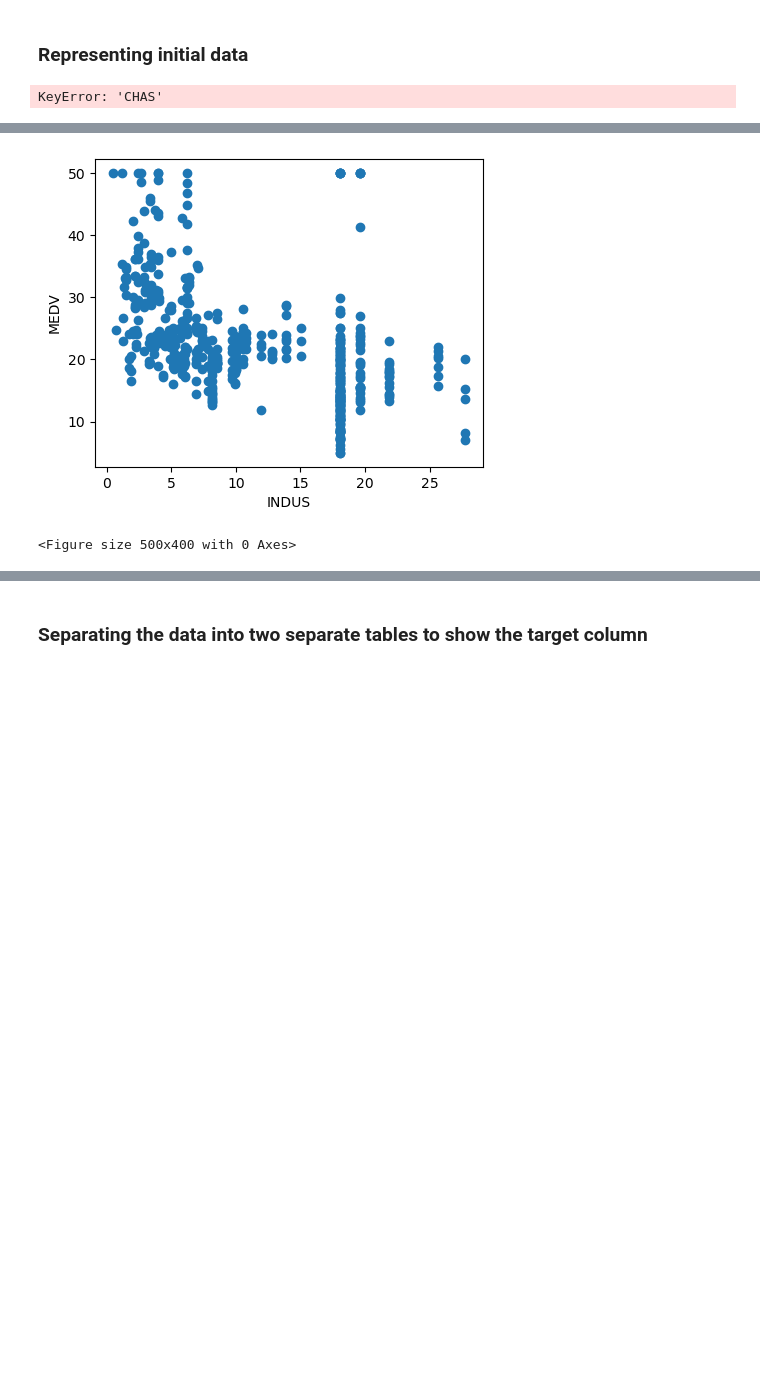
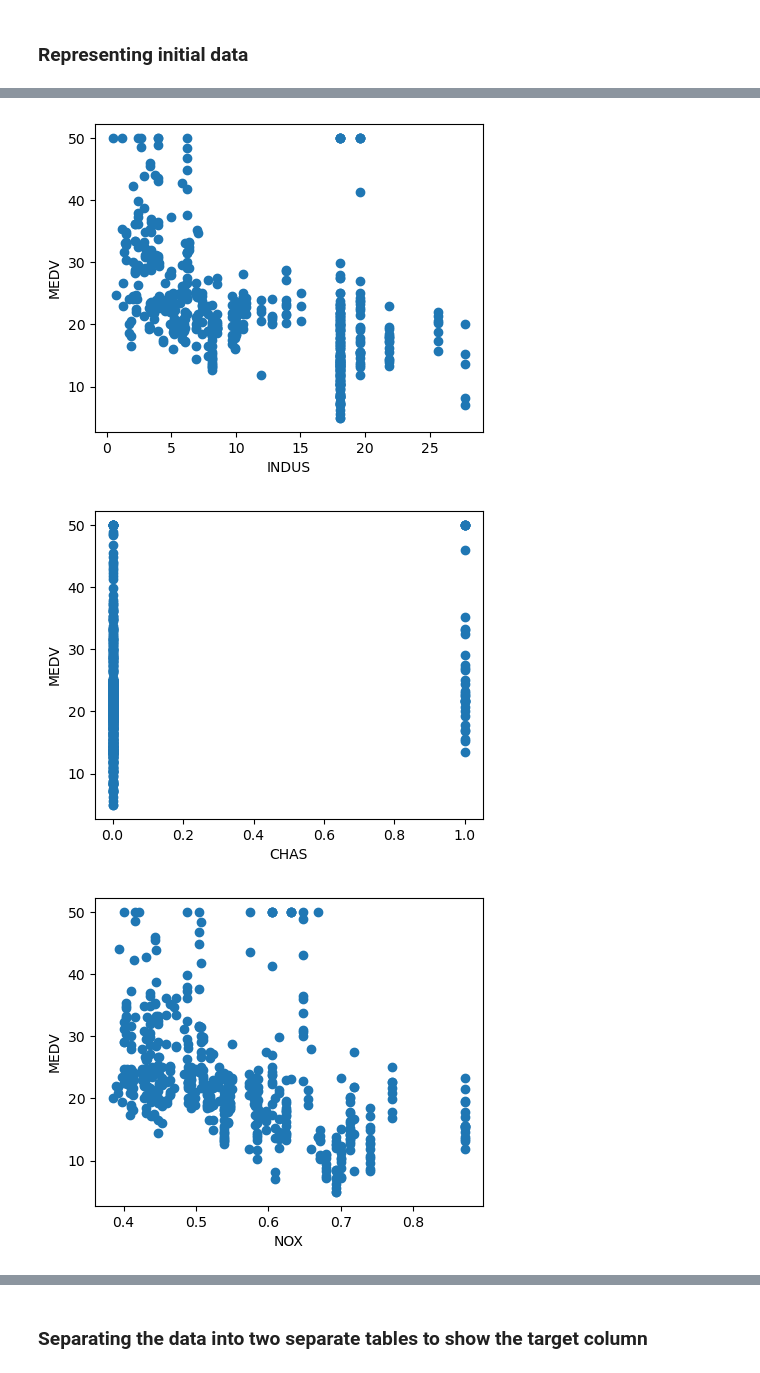
Before and after one commit to rpixpunk/IS_Project, a Jupyter notebook: Project/Boston/boston.ipynb, the cells around one changed output, grey strips where cells are left out. Saved outputs shown, nothing was run; the diff lists cells and outputs as text; code cells hidden in the pictures; blank space fills up the shorter version.

```diff
--- a/Project/Boston/boston.ipynb
+++ b/Project/Boston/boston.ipynb
@@ -106,14 +90,15 @@ boston_data.head()
 ### Representing initial data
 # %%
 for feature in column_names:
-    plt.figure(figsize=(5, 4));
-    plt.scatter(boston_data[feature], boston_data['MEDV']);
-    plt.ylabel('MEDV');
-    plt.xlabel(feature);
-plt.show();
+    if feature != 'MEDV':
+        plt.figure(figsize=(5, 4));
+        plt.scatter(boston_data[feature], boston_data['MEDV']);
+        plt.ylabel('MEDV');
+        plt.xlabel(feature);
+    plt.show();
 # %% [output]
-KeyError: 'CHAS'
 [figure]
 [figure]
 [figure]
-<Figure size 500x400 with 0 Axes>
+[figure, added]
+[figure, added]
```
Also changed, not shown: parts of 72 cells of this notebook, 1 other file.
